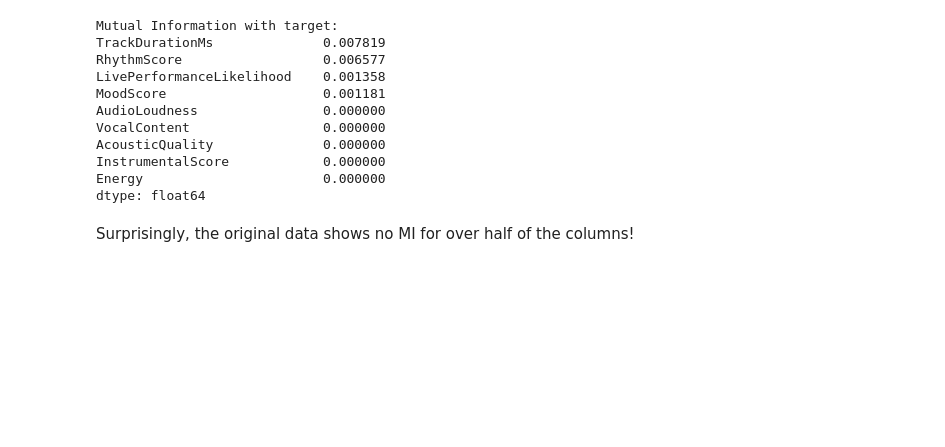
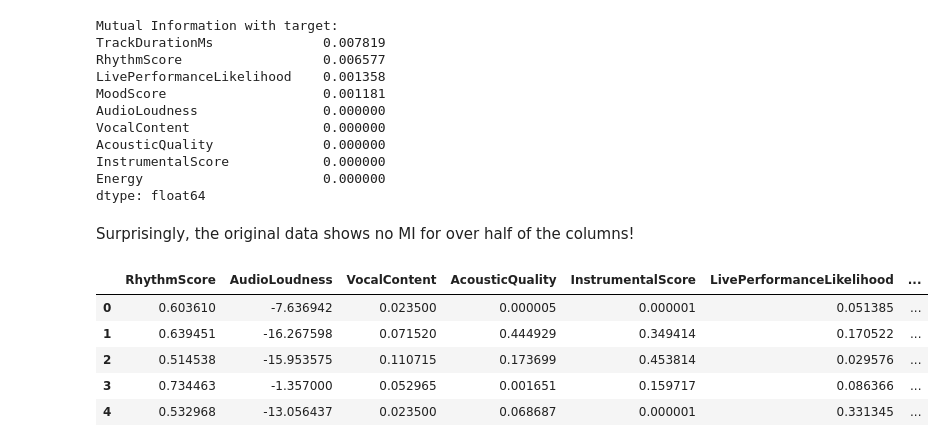
Before and after one commit to richardjana/kaggle, a Jupyter notebook: Playground_Series_5_09--Predicting_the_Beats-per-Minute_of_Songs/data_analysis.ipynb, the cells around one changed output. Drawn from its saved outputs; the diff is of its cells as text; code cells hidden in the pictures; blank space fills up the shorter version.

Commit message:
sort of target encoding with the original data

```diff
--- a/Playground_Series_5_09--Predicting_the_Beats-per-Minute_of_Songs/data_analysis.ipynb
+++ b/Playground_Series_5_09--Predicting_the_Beats-per-Minute_of_Songs/data_analysis.ipynb
@@ -159,3 +159,30 @@ Energy                       0.000000
 dtype: float64
 # %% [markdown]
 Surprisingly, the original data shows no MI for over half of the columns!
+# %%
+def target_encode_with_original_data(df: pd.DataFrame, orig: pd.DataFrame) -> pd.DataFrame:
+    """ Use the original data for a type of target encoding.
+    Args:
+        df (pd.DataFrame): DataFrame to add the TE to.
+        orig (pd.DataFrame): The original data.
+    Returns:
+        pd.DataFrame: DataFrame with added columns.
+    """
+    for col in [c for c in df.columns if c != TARGET_COL]:
+        tmp_df = orig.groupby(col)[TARGET_COL].mean()
+        tmp_df.name = f"TEO_{col}"
+        df = df.merge(tmp_df, on=col, how='left')
+
+    return df
+# %%
+TARGET_COL = 'BeatsPerMinute'
+train = target_encode_with_original_data(train, orig)
+# %%
+train.head()
+# %% [output]
+|  | RhythmScore | AudioLoudness | VocalContent | AcousticQuality | InstrumentalScore | LivePerformanceLikelihood | ... |
+| 0 | 0.603610 | -7.636942 | 0.023500 | 0.000005 | 0.000001 | 0.051385 | ... |
+| 1 | 0.639451 | -16.267598 | 0.071520 | 0.444929 | 0.349414 | 0.170522 | ... |
+| 2 | 0.514538 | -15.953575 | 0.110715 | 0.173699 | 0.453814 | 0.029576 | ... |
+| 3 | 0.734463 | -1.357000 | 0.052965 | 0.001651 | 0.159717 | 0.086366 | ... |
+| 4 | 0.532968 | -13.056437 | 0.023500 | 0.068687 | 0.000001 | 0.331345 | ... |
```
Also changed, not shown: 2 other files.
